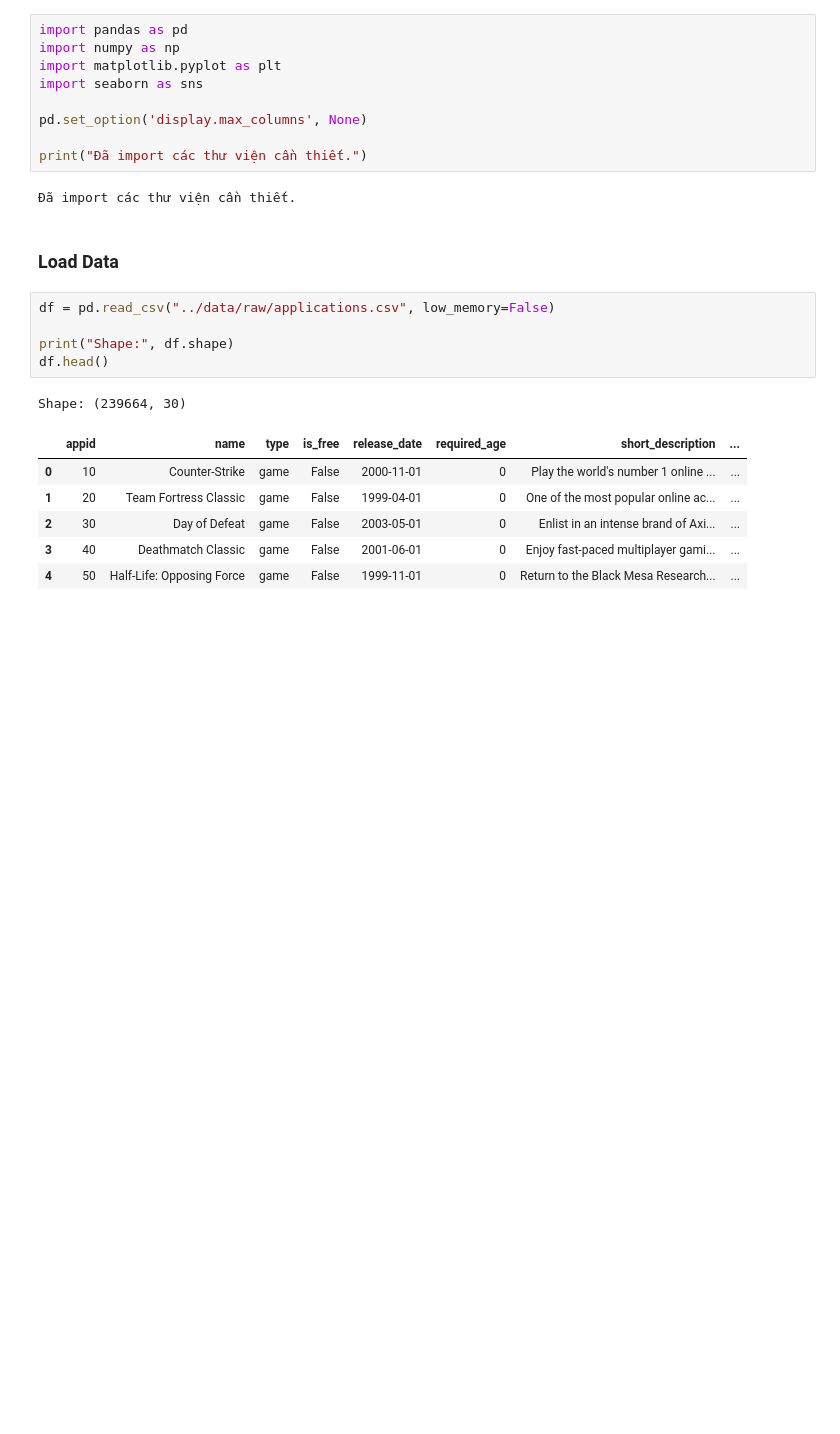
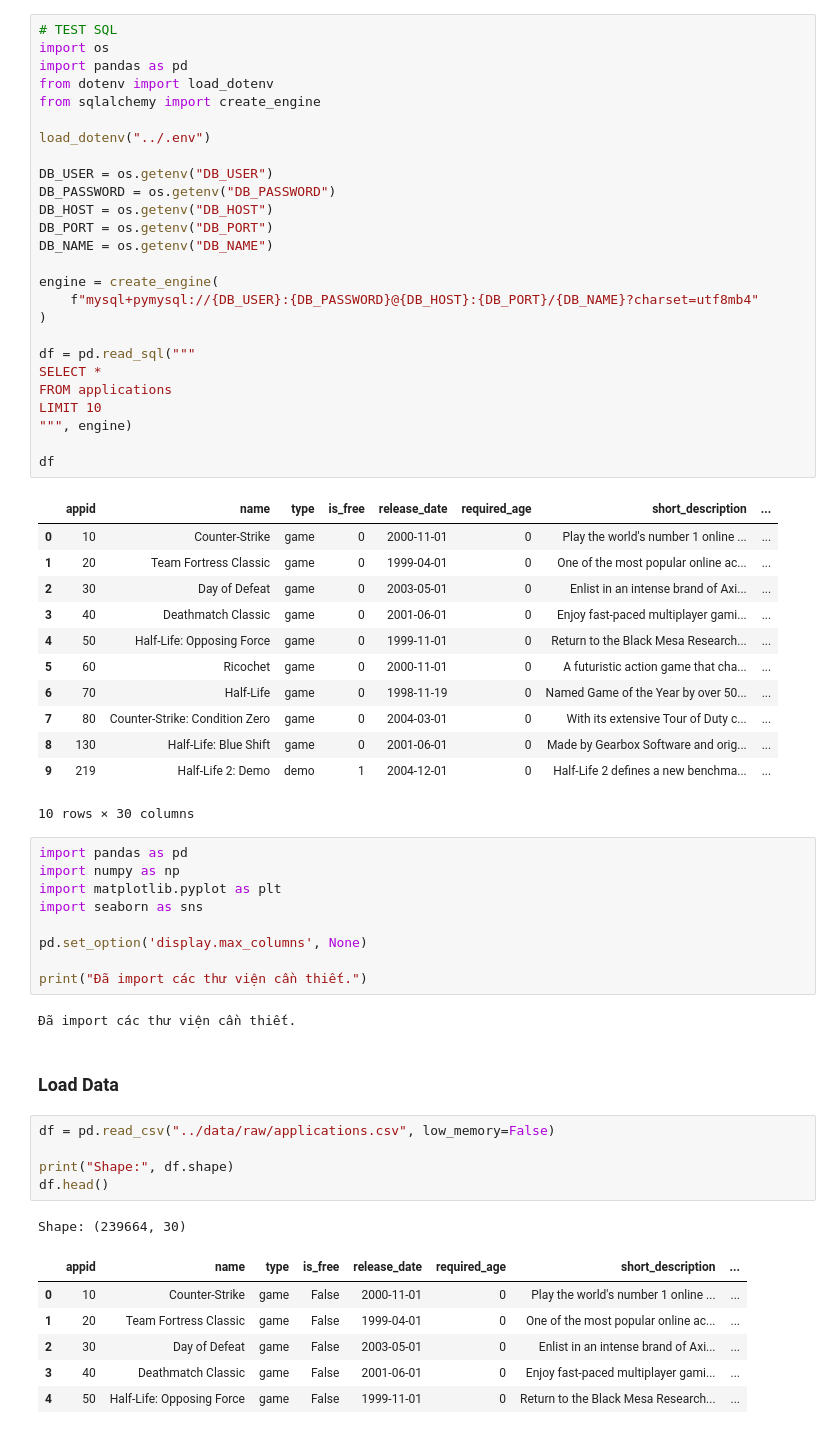
Before and after one commit to nthanhdung2k6ptit/steam-games-data-science, a Jupyter notebook: notebooks/01_eda.ipynb, the cells around one changed output. Saved outputs shown, nothing was run; the diff lists cells and outputs as text; blank space fills up the shorter version.

```diff
--- a/notebooks/01_eda.ipynb
+++ b/notebooks/01_eda.ipynb
@@ -1,3 +15,42 @@
+# %%
+# TEST SQL
+import os
+import pandas as pd
+from dotenv import load_dotenv
+from sqlalchemy import create_engine
+
+load_dotenv("../.env")
+
+DB_USER = os.getenv("DB_USER")
+DB_PASSWORD = os.getenv("DB_PASSWORD")
+DB_HOST = os.getenv("DB_HOST")
+DB_PORT = os.getenv("DB_PORT")
+DB_NAME = os.getenv("DB_NAME")
+
+engine = create_engine(
+    f"mysql+pymysql://{DB_USER}:{DB_PASSWORD}@{DB_HOST}:{DB_PORT}/{DB_NAME}?charset=utf8mb4"
+)
+
+df = pd.read_sql("""
+SELECT *
+FROM applications
+LIMIT 10
+""", engine)
+
+df
+# %% [output]
+|  | appid | name | type | is_free | release_date | required_age | short_description | ... |
+| 0 | 10 | Counter-Strike | game | 0 | 2000-11-01 | 0 | Play the world's number 1 online ... | ... |
+| 1 | 20 | Team Fortress Classic | game | 0 | 1999-04-01 | 0 | One of the most popular online ac... | ... |
+| 2 | 30 | Day of Defeat | game | 0 | 2003-05-01 | 0 | Enlist in an intense brand of Axi... | ... |
+| 3 | 40 | Deathmatch Classic | game | 0 | 2001-06-01 | 0 | Enjoy fast-paced multiplayer gami... | ... |
+| 4 | 50 | Half-Life: Opposing Force | game | 0 | 1999-11-01 | 0 | Return to the Black Mesa Research... | ... |
+| 5 | 60 | Ricochet | game | 0 | 2000-11-01 | 0 | A futuristic action game that cha... | ... |
+| 6 | 70 | Half-Life | game | 0 | 1998-11-19 | 0 | Named Game of the Year by over 50... | ... |
+| 7 | 80 | Counter-Strike: Condition Zero | game | 0 | 2004-03-01 | 0 | With its extensive Tour of Duty c... | ... |
+| 8 | 130 | Half-Life: Blue Shift | game | 0 | 2001-06-01 | 0 | Made by Gearbox Software and orig... | ... |
+| 9 | 219 | Half-Life 2: Demo | demo | 1 | 2004-12-01 | 0 | Half-Life 2 defines a new benchma... | ... |
+10 rows × 30 columns
 # %%
 import pandas as pd
 import numpy as np
```
Also changed, not shown: parts of 1 cell of this notebook, 4 other files.
